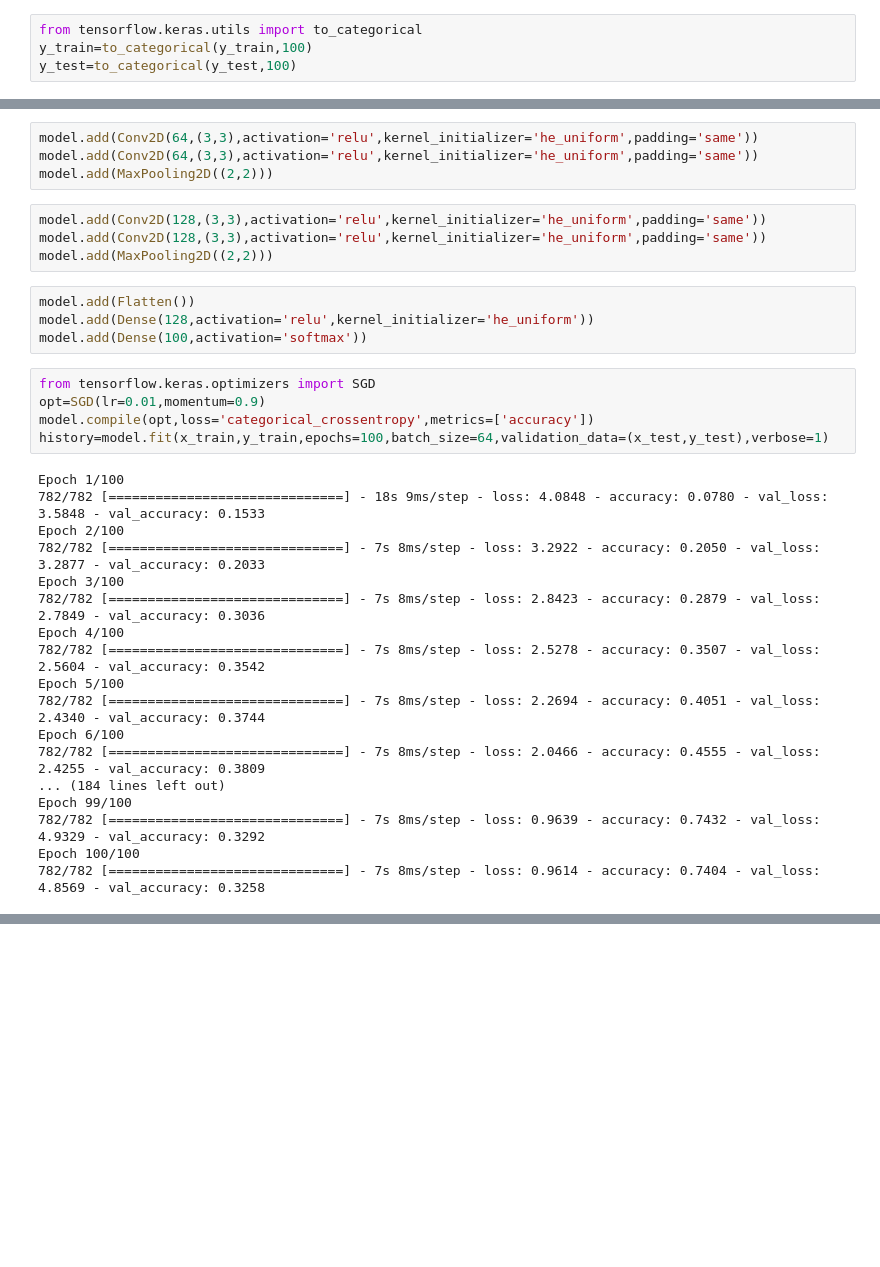
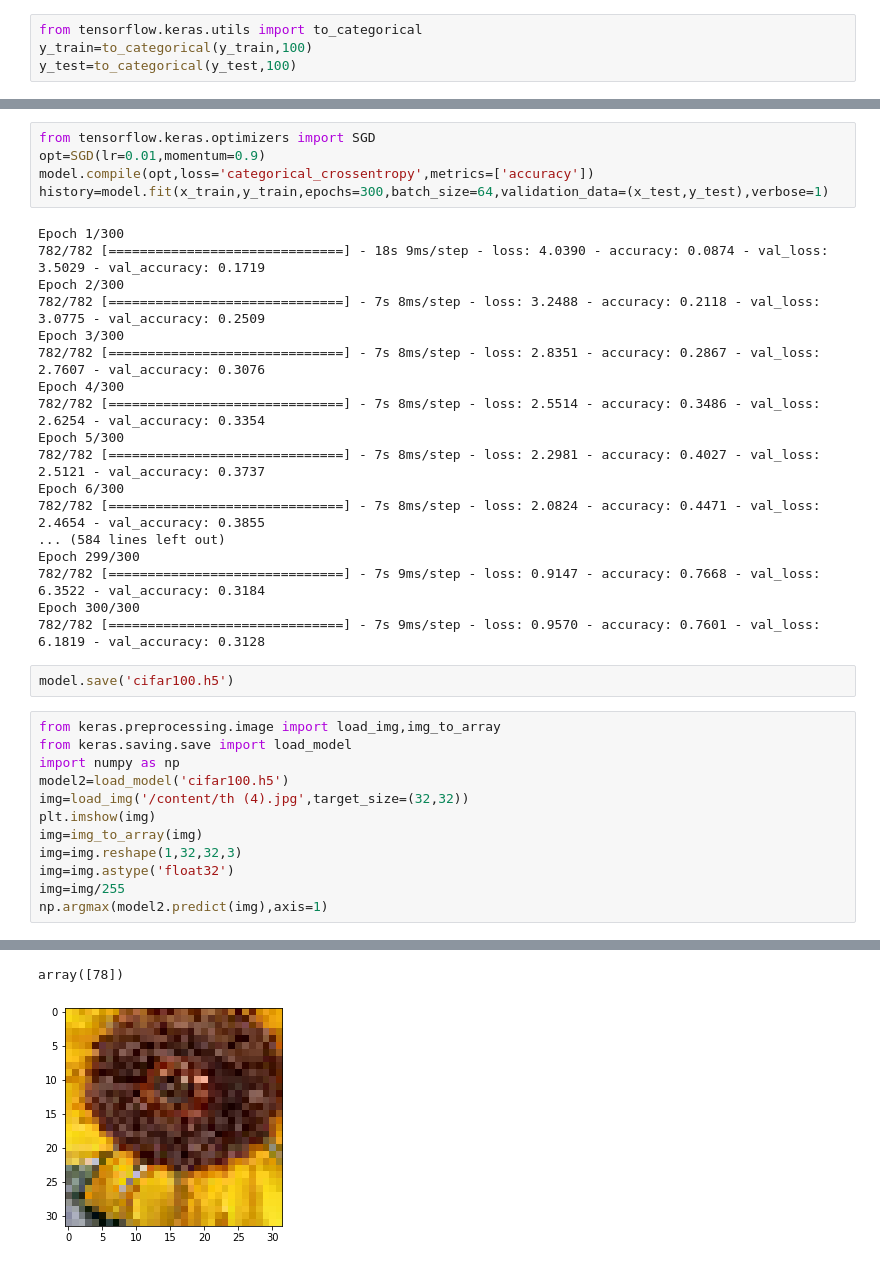
Before and after one commit to HuyLeQuang13/A.I, a Jupyter notebook: CIFAR100/CIFAR100.ipynb, the cells around one changed output, grey strips where cells are left out. Cells and saved outputs as stored; diff of their text form; blank space fills up the shorter version.

```diff
--- a/CIFAR100/CIFAR100.ipynb
+++ b/CIFAR100/CIFAR100.ipynb
@@ -37,35 +67,38 @@ model.add(MaxPooling2D((2,2)))
-# %%
-model.add(Conv2D(64,(3,3),activation='relu',kernel_initializer='he_uniform',padding='same'))
-model.add(Conv2D(64,(3,3),activation='relu',kernel_initializer='he_uniform',padding='same'))
-model.add(MaxPooling2D((2,2)))
-# %%
-model.add(Conv2D(128,(3,3),activation='relu',kernel_initializer='he_uniform',padding='same'))
-model.add(Conv2D(128,(3,3),activation='relu',kernel_initializer='he_uniform',padding='same'))
-model.add(MaxPooling2D((2,2)))
-# %%
-model.add(Flatten())
-model.add(Dense(128,activation='relu',kernel_initializer='he_uniform'))
-model.add(Dense(100,activation='softmax'))
 # %%
 from tensorflow.keras.optimizers import SGD
 opt=SGD(lr=0.01,momentum=0.9)
 model.compile(opt,loss='categorical_crossentropy',metrics=['accuracy'])
-history=model.fit(x_train,y_train,epochs=100,batch_size=64,validation_data=(x_test,y_test),verbose=1)
+history=model.fit(x_train,y_train,epochs=300,batch_size=64,validation_data=(x_test,y_test),verbose=1)
 # %% [output]
-Epoch 1/100
-782/782 [==============================] - 18s 9ms/step - loss: 4.0848 - accuracy: 0.0780 - val_loss: 3.5848 - val_accuracy: 0.1533
-Epoch 2/100
-782/782 [==============================] - 7s 8ms/step - loss: 3.2922 - accuracy: 0.2050 - val_loss: 3.2877 - val_accuracy: 0.2033
-Epoch 3/100
-782/782 [==============================] - 7s 8ms/step - loss: 2.8423 - accuracy: 0.2879 - val_loss: 2.7849 - val_accuracy: 0.3036
-Epoch 4/100
-782/782 [==============================] - 7s 8ms/step - loss: 2.5278 - accuracy: 0.3507 - val_loss: 2.5604 - val_accuracy: 0.3542
-Epoch 5/100
-782/782 [==============================] - 7s 8ms/step - loss: 2.2694 - accuracy: 0.4051 - val_loss: 2.4340 - val_accuracy: 0.3744
-Epoch 6/100
-782/782 [==============================] - 7s 8ms/step - loss: 2.0466 - accuracy: 0.4555 - val_loss: 2.4255 - val_accuracy: 0.3809
-... (184 lines left out)
-Epoch 99/100
-782/782 [==============================] - 7s 8ms/step - loss: 0.9639 - accuracy: 0.7432 - val_loss: 4.9329 - val_accuracy: 0.3292
-Epoch 100/100
-782/782 [==============================] - 7s 8ms/step - loss: 0.9614 - accuracy: 0.7404 - val_loss: 4.8569 - val_accuracy: 0.3258
+Epoch 1/300
+782/782 [==============================] - 18s 9ms/step - loss: 4.0390 - accuracy: 0.0874 - val_loss: 3.5029 - val_accuracy: 0.1719
+Epoch 2/300
+782/782 [==============================] - 7s 8ms/step - loss: 3.2488 - accuracy: 0.2118 - val_loss: 3.0775 - val_accuracy: 0.2509
+Epoch 3/300
+782/782 [==============================] - 7s 8ms/step - loss: 2.8351 - accuracy: 0.2867 - val_loss: 2.7607 - val_accuracy: 0.3076
+Epoch 4/300
+782/782 [==============================] - 7s 8ms/step - loss: 2.5514 - accuracy: 0.3486 - val_loss: 2.6254 - val_accuracy: 0.3354
+Epoch 5/300
+782/782 [==============================] - 7s 8ms/step - loss: 2.2981 - accuracy: 0.4027 - val_loss: 2.5121 - val_accuracy: 0.3737
+Epoch 6/300
+782/782 [==============================] - 7s 8ms/step - loss: 2.0824 - accuracy: 0.4471 - val_loss: 2.4654 - val_accuracy: 0.3855
+... (584 lines left out)
+Epoch 299/300
+782/782 [==============================] - 7s 9ms/step - loss: 0.9147 - accuracy: 0.7668 - val_loss: 6.3522 - val_accuracy: 0.3184
+Epoch 300/300
+782/782 [==============================] - 7s 9ms/step - loss: 0.9570 - accuracy: 0.7601 - val_loss: 6.1819 - val_accuracy: 0.3128
+# %%
+model.save('cifar100.h5')
+# %%
+from keras.preprocessing.image import load_img,img_to_array
+from keras.saving.save import load_model
+import numpy as np
+model2=load_model('cifar100.h5')
+img=load_img('/content/th (4).jpg',target_size=(32,32))
+plt.imshow(img)
+img=img_to_array(img)
+img=img.reshape(1,32,32,3)
+img=img.astype('float32')
+img=img/255
+np.argmax(model2.predict(img),axis=1)
+# %% [output]
@@ -71,0 +106,2 @@ Epoch 100/100
+array([78])
+[figure, added]
```
Also changed, not shown: parts of 8 cells of this notebook.
